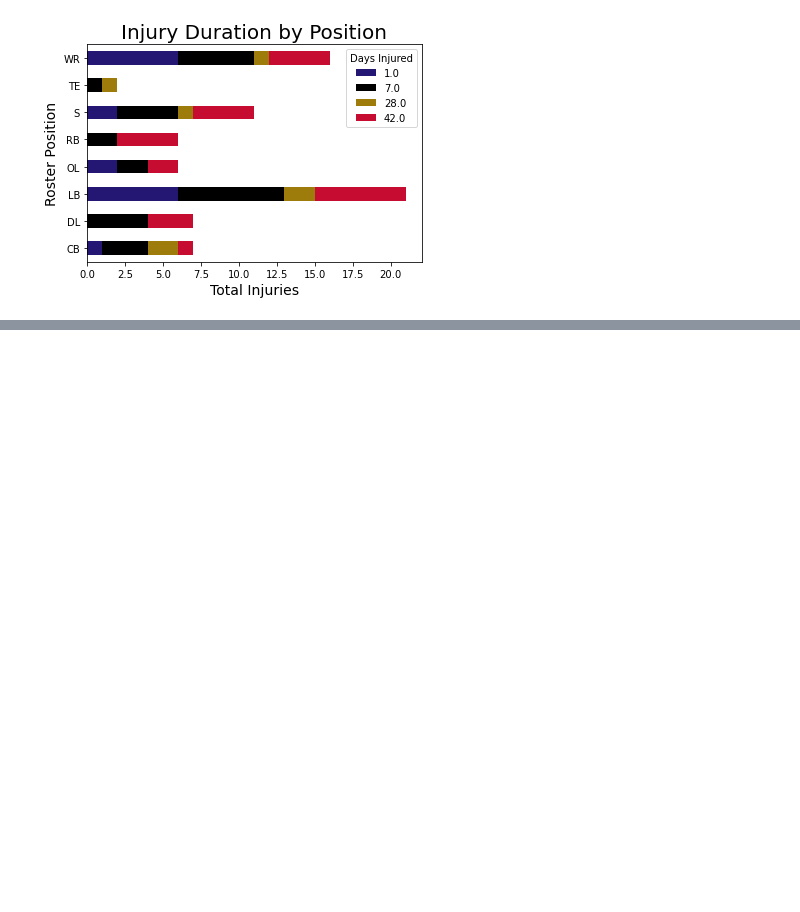
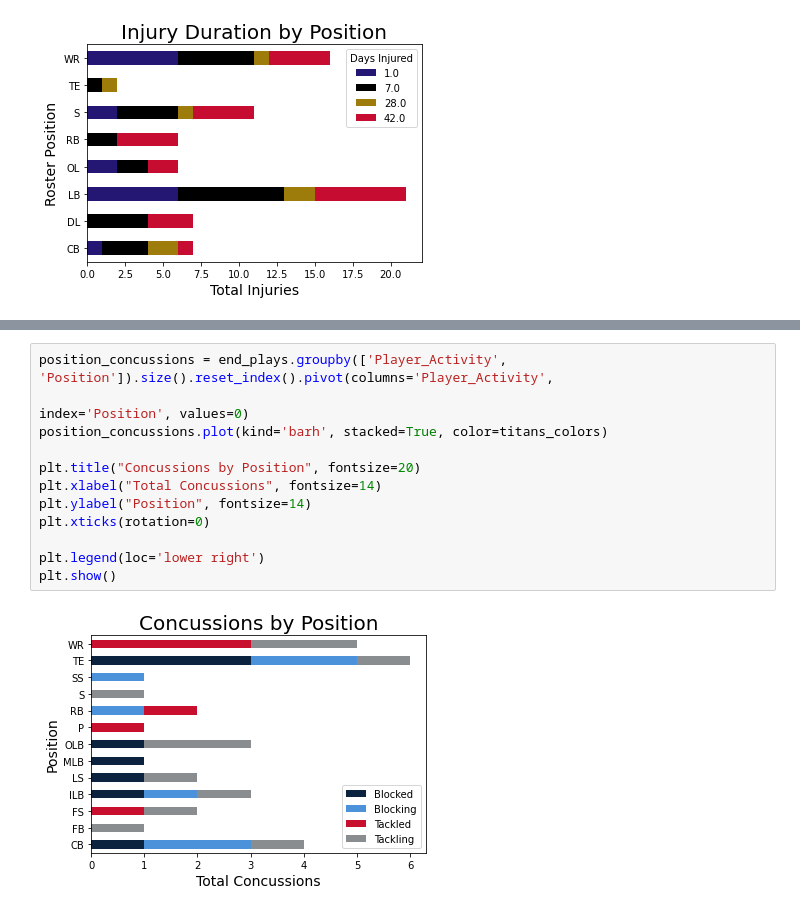
Before and after one commit to FreshOats/NFL_Injury_Analytics, a Jupyter notebook: Post_Analysis/Post_Analysis_Visualizations.ipynb, the cells around one changed output, grey strips where cells are left out. Drawn from its saved outputs; the diff is of its cells as text; blank space fills up the shorter version.

```diff
--- a/Post_Analysis/Post_Analysis_Visualizations.ipynb
+++ b/Post_Analysis/Post_Analysis_Visualizations.ipynb
@@ -173,0 +242,14 @@ plt.show()
+# %%
+position_concussions = end_plays.groupby(['Player_Activity', 'Position']).size().reset_index().pivot(columns='Player_Activity',
+                                                                                              index='Position', values=0)
+position_concussions.plot(kind='barh', stacked=True, color=titans_colors)
+
+plt.title("Concussions by Position", fontsize=20)
+plt.xlabel("Total Concussions", fontsize=14)
+plt.ylabel("Position", fontsize=14)
+plt.xticks(rotation=0)
+
+plt.legend(loc='lower right')
+plt.show()
+# %% [output]
+[figure, added]
```
Also changed, not shown: parts of 15 cells of this notebook, 18 other files.
